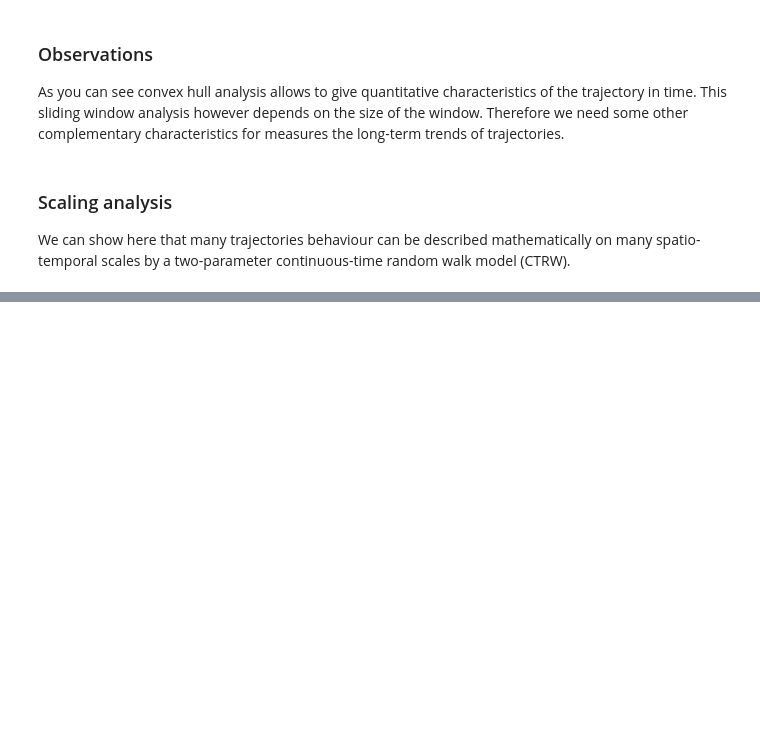
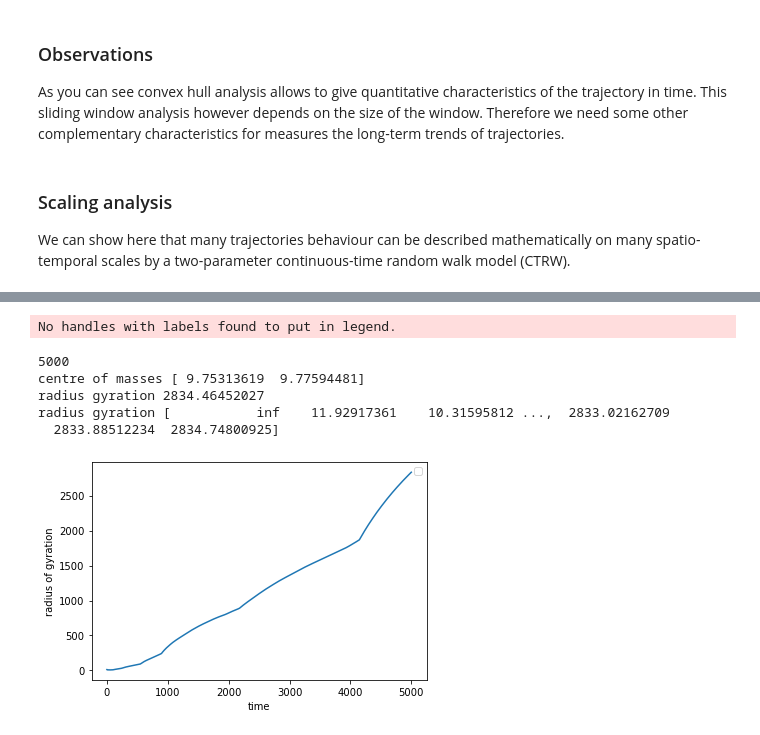
Before and after one commit to Liyubov/networks, a Jupyter notebook: analysis_of_trajectories.ipynb, the cells around one changed output, grey strips where cells are left out. Saved outputs shown, nothing was run; the diff lists cells and outputs as text; code cells hidden in the pictures; blank space fills up the shorter version.

```diff
--- a/analysis_of_trajectories.ipynb
+++ b/analysis_of_trajectories.ipynb
@@ -436,0 +589,54 @@ We can show here that many trajectories behaviour can be described mathematicall
+# %%
+# Calculation of gyration radius of trajectories
+
+import numpy as np
+import seaborn
+
+# Calculate centre of masses for X_tr and Y_tr
+# First we split them into pairs (X_tr1, Y_tr1), ...
+Tr_array = np.zeros((2,np.size(X_tr)))
+print(np.size(X_tr))
+
+for i in range(0,np.size(X_tr)):
+    Tr_array[0,i] = X_tr[i]
+    Tr_array[1,i] = Y_tr[i]
+
+
+nonZeroMasses = Tr_array[np.nonzero(Tr_array[:,2])] # Not really necessary, can just use masses because 0 mass used as weight will work just fine.
+CM = np.average(nonZeroMasses[:,:2], axis=0, weights=nonZeroMasses[:,2])
+print('centre of masses', CM)
+
+# Now we make summation through trajectory elements
+
+rad_gyr = 0
+for i in range(0, np.size(X_tr)):
+    rad_gyr = rad_gyr + (X_tr[i] - CM[0])*(X_tr[i] - CM[0]) + (Y_tr[i] - CM[1])*(Y_tr[i] - CM[1])
+rad_gyr = np.sqrt(rad_gyr*1./np.size(X_tr))
+print('radius gyration', rad_gyr)
+
+
+# Now we make summation through trajectory elements in Time
+
+rad_gyr = np.zeros(np.size(X_tr))
+sum_gyr = 0
+#rad_gyr[0] = (X_tr[0] - CM[0])*(X_tr[0] - CM[0]) + (Y_tr[0] - CM[1])*(Y_tr[0] - CM[1])
+for i in range(0, np.size(X_tr)):
+    sum_gyr = sum_gyr + (X_tr[i] - CM[0])*(X_tr[i] - CM[0]) + (Y_tr[i] - CM[1])*(Y_tr[i] - CM[1])
+    rad_gyr[i] = np.sqrt(sum_gyr*1./i)
+print('radius gyration', rad_gyr)
+
+plt.plot(rad_gyr) # % tuple(popt))
+
+
+plt.xlabel('time')
+plt.ylabel('radius of gyration')
+plt.legend()
+plt.show()
+# %% [output]
+No handles with labels found to put in legend.
+5000
+centre of masses [ 9.75313619  9.77594481]
+radius gyration 2834.46452027
+radius gyration [           inf    11.92917361    10.31595812 ...,  2833.02162709
+  2833.88512234  2834.74800925]
+[figure, added]
```
Also changed, not shown: parts of 15 cells of this notebook, 1 other file.
